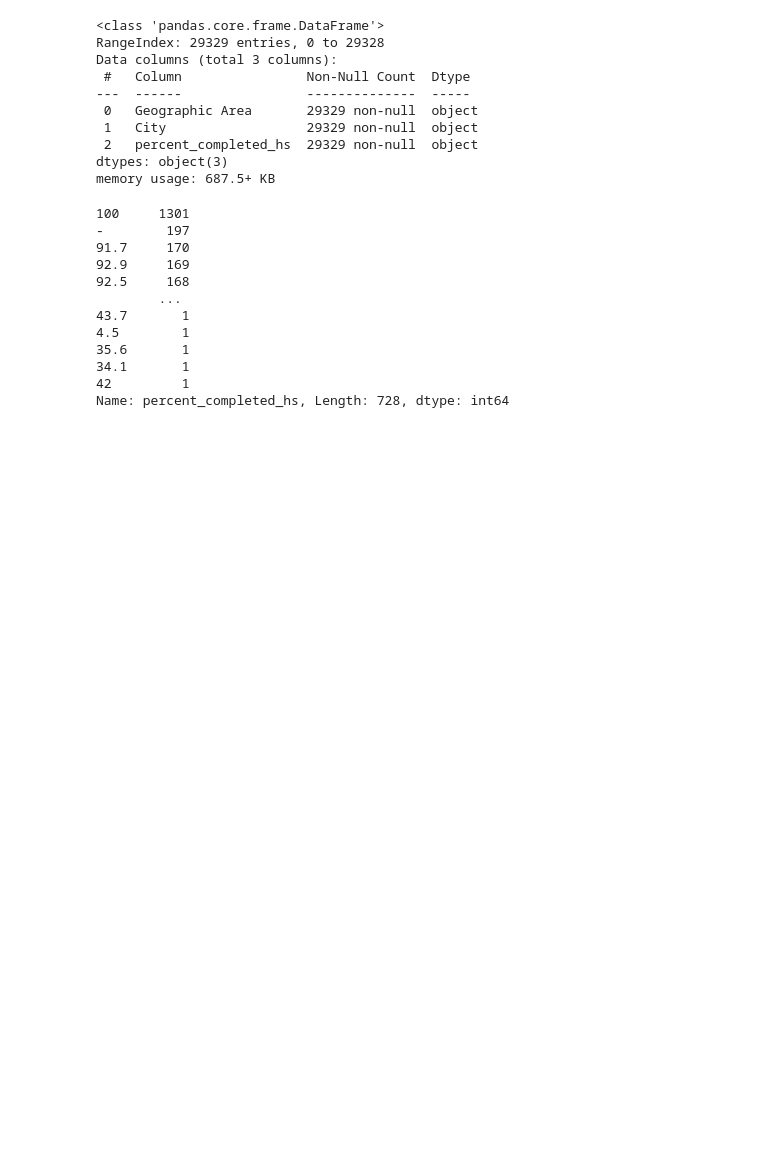
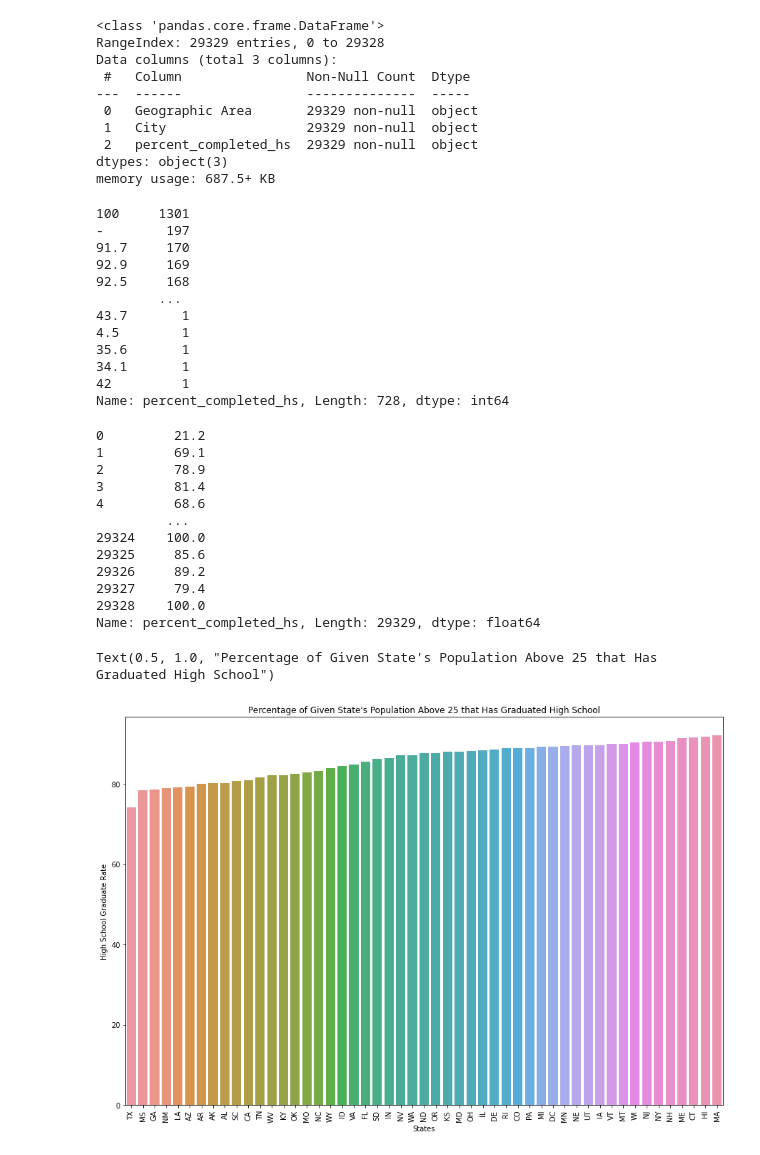
Before and after one commit to chameleon001/start_beginner_kaggle, a Jupyter notebook: transcription/seaborn.ipynb, the cells around one changed output. Drawn from its saved outputs; the diff is of its cells as text; code cells hidden in the pictures; blank space fills up the shorter version.

```diff
--- a/transcription/seaborn.ipynb
+++ b/transcription/seaborn.ipynb
@@ -216,7 +216,40 @@ percent_over_25_completed_highSchool.percent_completed_hs.value_counts()
 34.1       1
 42         1
 Name: percent_completed_hs, Length: 728, dtype: int64
-# %%
-# 각 주(states)의 25살 이상인 사람들 중 고등학교 졸업률.
-percent_over_25_completed_highSchool.percent_completed_hs.replace(['-'],0,0,inplace =True)
-percent_over_25_completed_highSchool.percent_completed_hs = percent_over_25_completed_highSchool.percent_completed_hs.astype(float)
+# %%
+# 각 주(states)의 25살 이상인 사람들 중 고등학교 졸업률.
+percent_over_25_completed_highSchool.percent_completed_hs.replace(['-'],0.0,inplace = True)
+percent_over_25_completed_highSchool.percent_completed_hs = percent_over_25_completed_highSchool.percent_completed_hs.astype(float)
+area_list
+area_list = list(percent_over_25_completed_highSchool['Geographic Area'].unique())
+area_highschool = []
+for i in area_list:
+    x = percent_over_25_completed_highSchool[percent_over_25_completed_highSchool['Geographic Area'] ==i]
+    area_highschool_rate = sum(x.percent_completed_hs)/len(x)
+    area_highschool.append(area_highschool_rate)
+# sorting
+data = pd.DataFrame({'area_list': area_list,'area_highschool_ratio':area_highschool})
+new_index = (data['area_highschool_ratio'].sort_values(ascending=True)).index.values
+sorted_data2 = data.reindex(new_index)
+# visualization
+plt.figure(figsize=(15,10))
+sns.barplot(x=sorted_data2['area_list'], y=sorted_data2['area_highschool_ratio'])
+plt.xticks(rotation= 90)
+plt.xlabel('States')
+plt.ylabel('High School Graduate Rate')
+plt.title("Percentage of Given State's Population Above 25 that Has Graduated High School")
+# %% [output]
+0         21.2
+1         69.1
+2         78.9
+3         81.4
+4         68.6
+         ...
+29324    100.0
+29325     85.6
+29326     89.2
+29327     79.4
+29328    100.0
+Name: percent_completed_hs, Length: 29329, dtype: float64
+Text(0.5, 1.0, "Percentage of Given State's Population Above 25 that Has Graduated High School")
+[figure, added]
```
Also changed, not shown: parts of 3 cells of this notebook.
